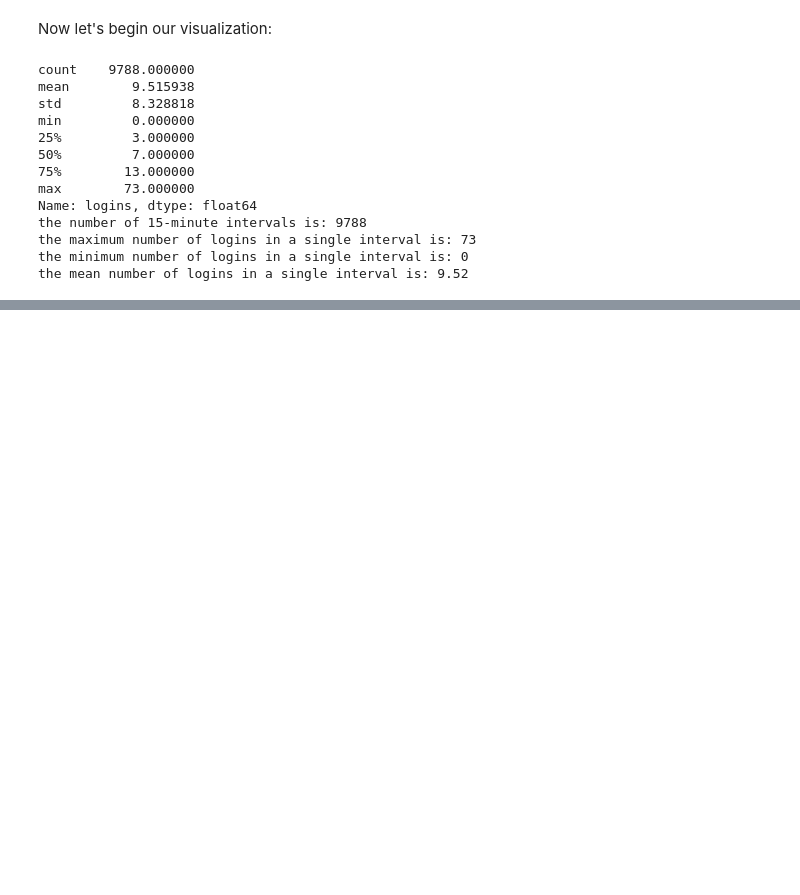
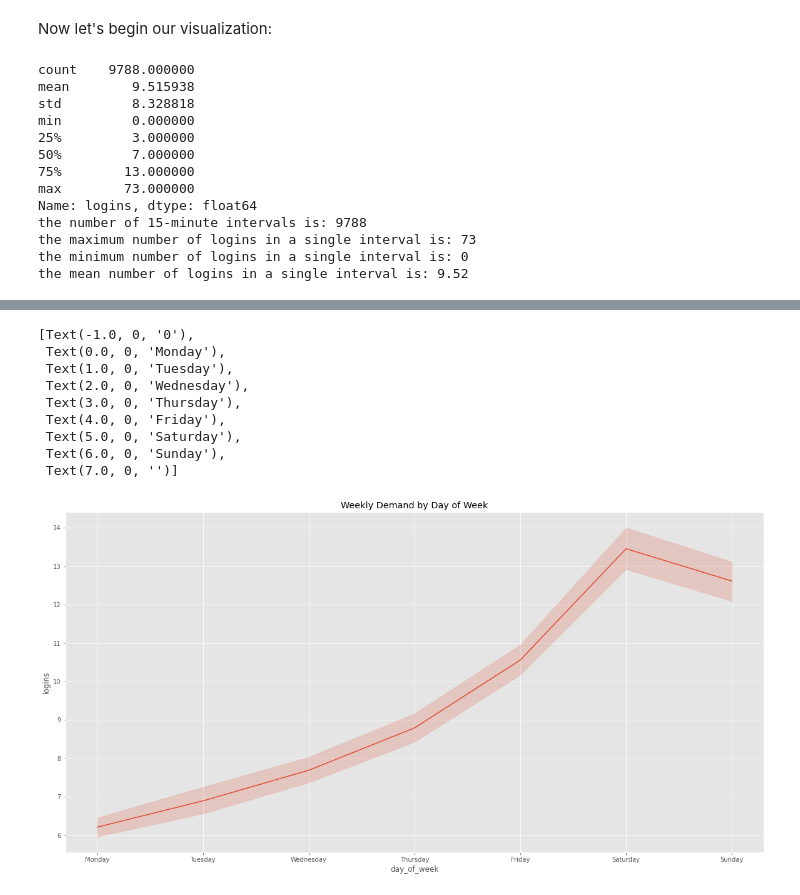
Before and after one commit to caitlinruble/Springboard, a Jupyter notebook: Assignments/ultimate_challenge/logins.ipynb, the cells around one changed output, grey strips where cells are left out. Drawn from its saved outputs; the diff is of its cells as text; code cells hidden in the pictures; blank space fills up the shorter version.

```diff
--- a/Assignments/ultimate_challenge/logins.ipynb
+++ b/Assignments/ultimate_challenge/logins.ipynb
@@ -154,0 +129,10 @@ ValueError: freq T not understood. Please report if you think this is in error.
+# %%
+q_hourly['day_of_month'] = q_hourly['login_time'].dt.day
+q_hourly['month'] = q_hourly['login_time'].dt.month
+q_hourly['month_name'] = q_hourly['login_time'].dt.month_name()
+q_hourly['day_of_week'] = q_hourly['login_time'].dt.dayofweek
+q_hourly['day_name'] = q_hourly['login_time'].dt.day_name()
+q_hourly['is_weekend'] = np.where(q_hourly['day_name'].isin(['Sunday', 'Saturday']),'weekend','weekday')
+q_hourly['hour'] = q_hourly['login_time'].dt.hour
+q_hourly['minute'] = q_hourly['login_time'].dt.minute
+q_hourly['hour_and_minute'] = q_hourly['login_time'].dt.strftime('%H:%M')
@@ -154,0 +148,17 @@ ValueError: freq T not understood. Please report if you think this is in error.
+# %%
+#plot weekly rhythms of demand
+plt.figure(figsize=(20,10))
+ax = sns.lineplot(data = q_hourly, x = 'day_of_week', y = 'logins')
+plt.title('Weekly Demand by Day of Week')
+ax.set_xticklabels([0, 'Monday', 'Tuesday', 'Wednesday','Thursday', 'Friday', 'Saturday', 'Sunday'])
+# %% [output]
+[Text(-1.0, 0, '0'),
+ Text(0.0, 0, 'Monday'),
+ Text(1.0, 0, 'Tuesday'),
+ Text(2.0, 0, 'Wednesday'),
+ Text(3.0, 0, 'Thursday'),
+ Text(4.0, 0, 'Friday'),
+ Text(5.0, 0, 'Saturday'),
+ Text(6.0, 0, 'Sunday'),
+ Text(7.0, 0, '')]
+[figure, added]
```
Also changed, not shown: parts of 20 cells of this notebook, 1 other file.
